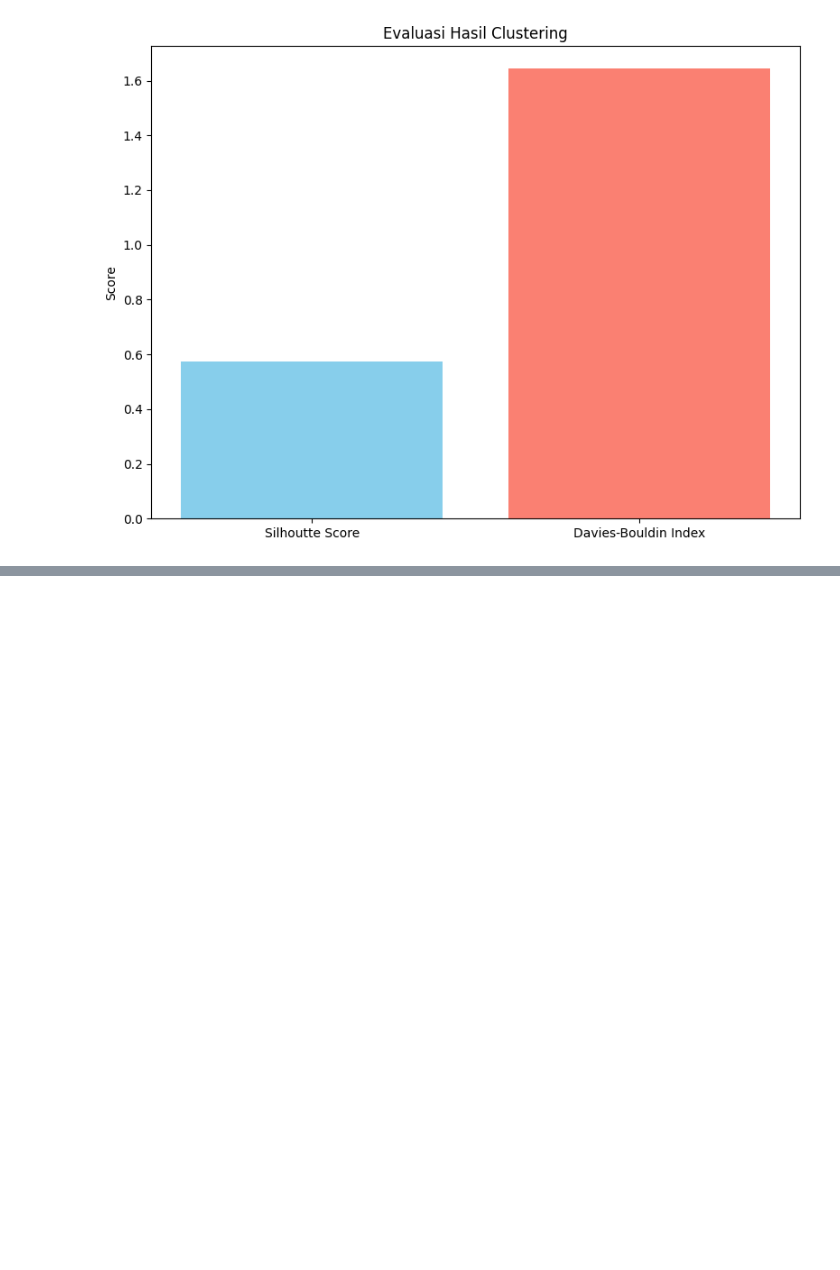
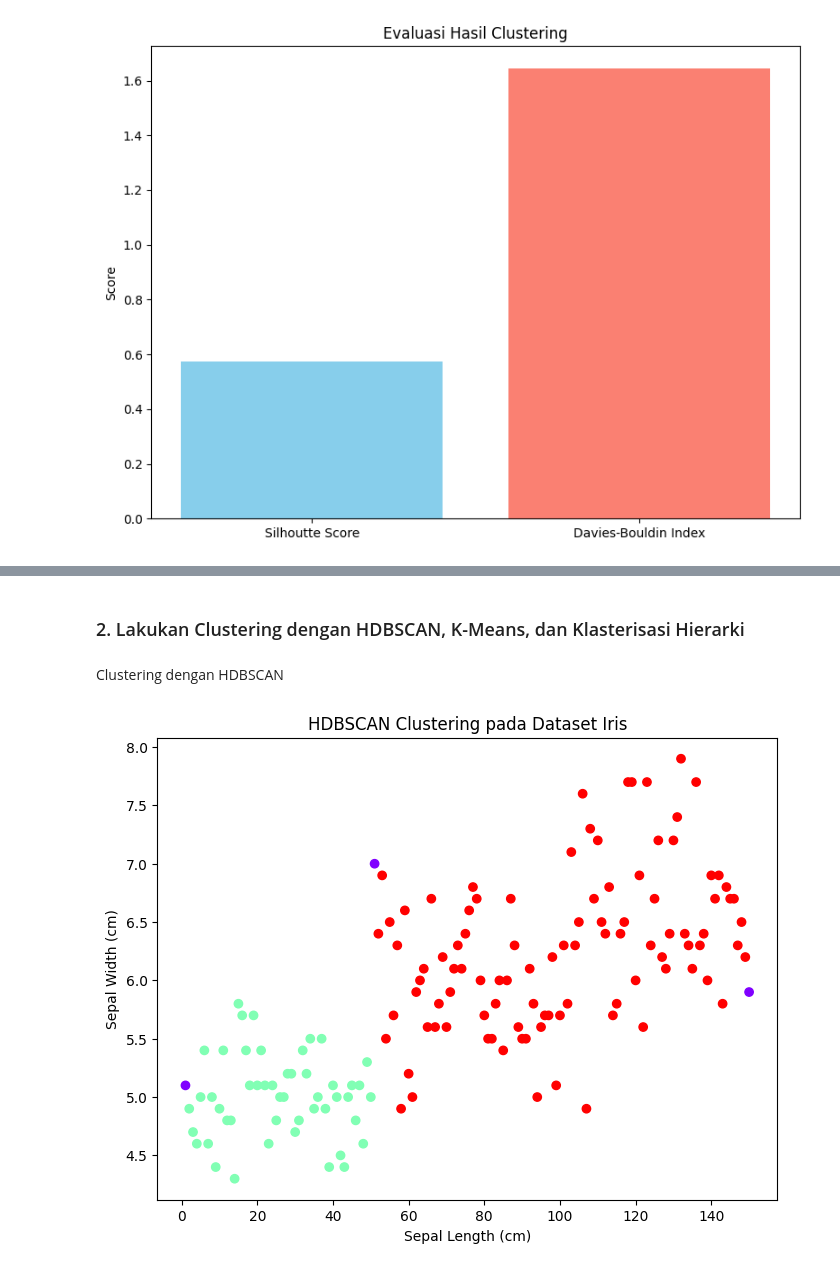
Before and after one commit to RizkyaSalsabila/Assignment-Sem5_ML_Rizkya-Salsabila, a Jupyter notebook: praktikum_05/TG5_2341720056_Rizkya_Salsabila.ipynb, the cells around one changed output, grey strips where cells are left out. Cells and saved outputs as stored; diff of their text form; code cells hidden in the pictures; blank space fills up the shorter version.

Commit message:
done, upload tugas

```diff
--- a/praktikum_05/TG5_2341720056_Rizkya_Salsabila.ipynb
+++ b/praktikum_05/TG5_2341720056_Rizkya_Salsabila.ipynb
@@ -314,0 +324,8 @@ plt.show()
+# %%
+# mengimpor library pandas
+import pandas as pd
+
+# membaca file csv tentang iris
+df = pd.read_csv('/content/drive/MyDrive/RIZKYA S/SEMESTER_5/ML/TUGAS/Iris.csv')
+# menampilkan 5 baris pertama
+df.head()
@@ -314,0 +339,24 @@ plt.show()
+# %% [markdown]
+### 2. Lakukan Clustering dengan HDBSCAN, K-Means, dan Klasterisasi Hierarki
+# %% [markdown]
+Clustering dengan HDBSCAN
+# %%
+import hdbscan
+import matplotlib.pyplot as plt
+
+# Mengambil fitur saja (tanpa kolom 'Species')
+X = df.iloc[:, :-1].values
+
+# Membuat dan melatih model HDBSCAN
+hdb = hdbscan.HDBSCAN(min_cluster_size=5)
+labels_hdb = hdb.fit_predict(X)
+
+# Visualisasi hasil clustering
+plt.figure(figsize=(8, 6))
+plt.scatter(X[:, 0], X[:, 1], c=labels_hdb, cmap='rainbow')
+plt.title("HDBSCAN Clustering pada Dataset Iris")
+plt.xlabel("Sepal Length (cm)")
+plt.ylabel("Sepal Width (cm)")
+plt.show()
+# %% [output]
+[figure, added]
```
Also changed, not shown: parts of 17 cells of this notebook.
